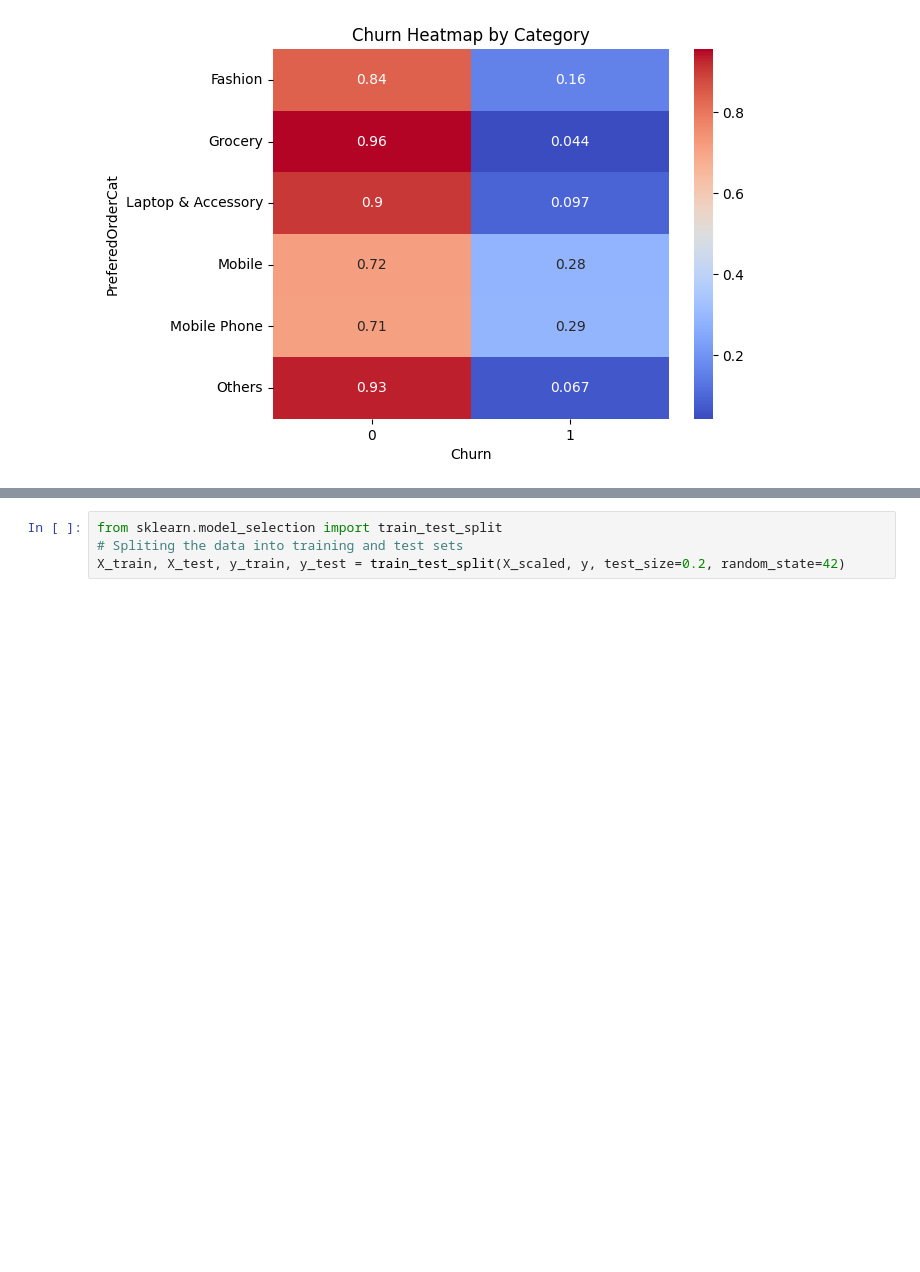
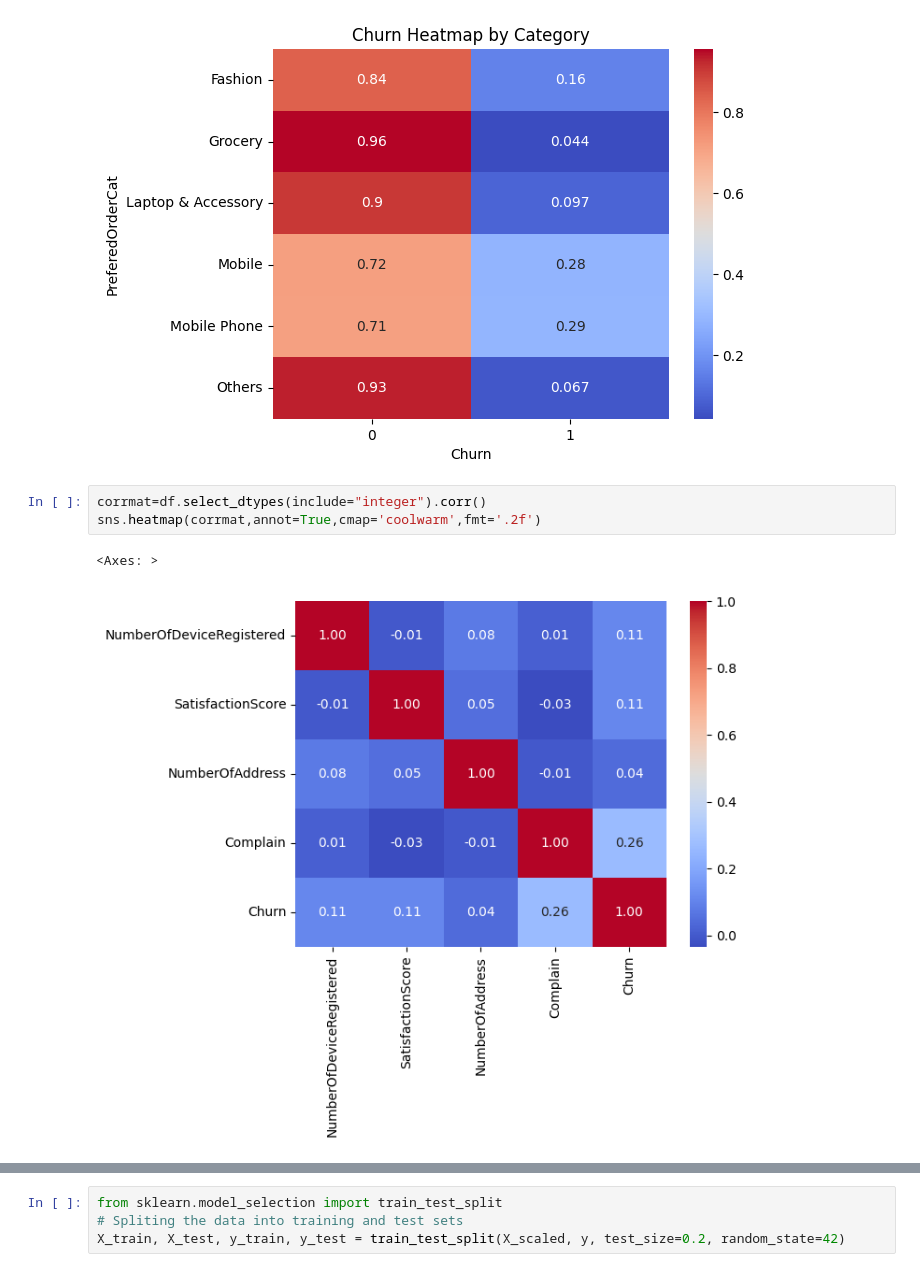
Before and after one commit to ShreyaCodes176/ECommerce-Customer-Churn-Analysis, a Jupyter notebook: EcommerceChurn.ipynb, the cells around one changed output, grey strips where cells are left out. Saved outputs shown, nothing was run; the diff lists cells and outputs as text; blank space fills up the shorter version.

```diff
--- a/EcommerceChurn.ipynb
+++ b/EcommerceChurn.ipynb
@@ -183,3 +195,9 @@ plt.show()
 #categorical heatmap
 # %% [output]
 [figure]
+# %%
+corrmat=df.select_dtypes(include="integer").corr()
+sns.heatmap(corrmat,annot=True,cmap='coolwarm',fmt='.2f')
+# %% [output]
+<Axes: >
+[figure, added]
```
Also changed, not shown: parts of 10 cells of this notebook.
